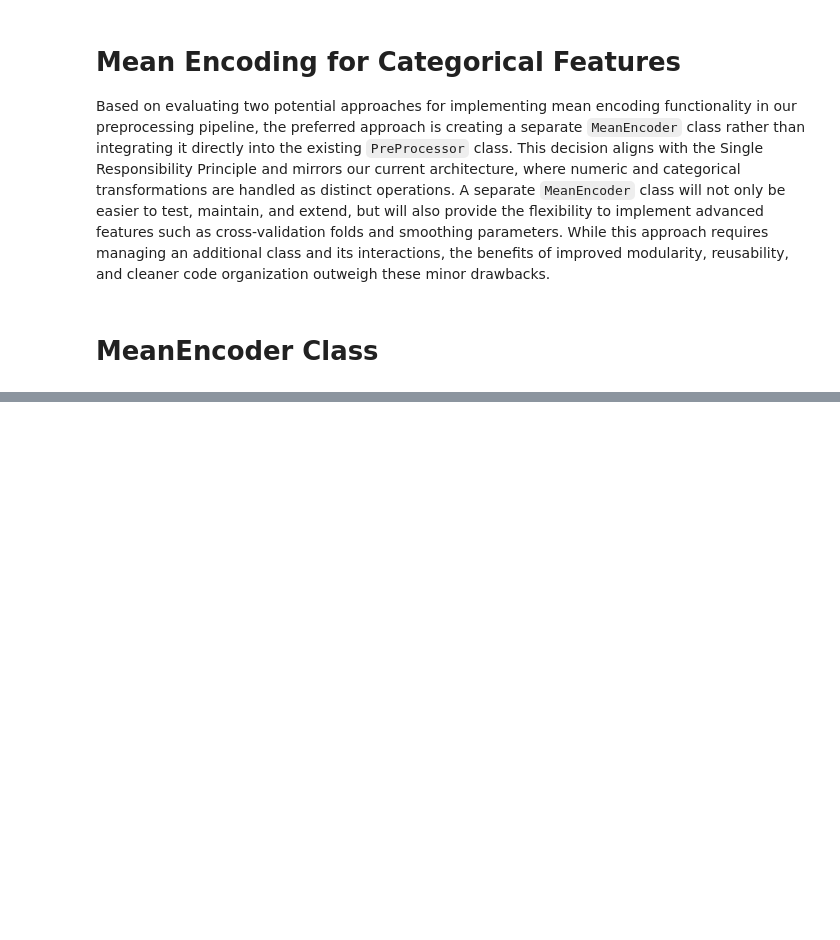
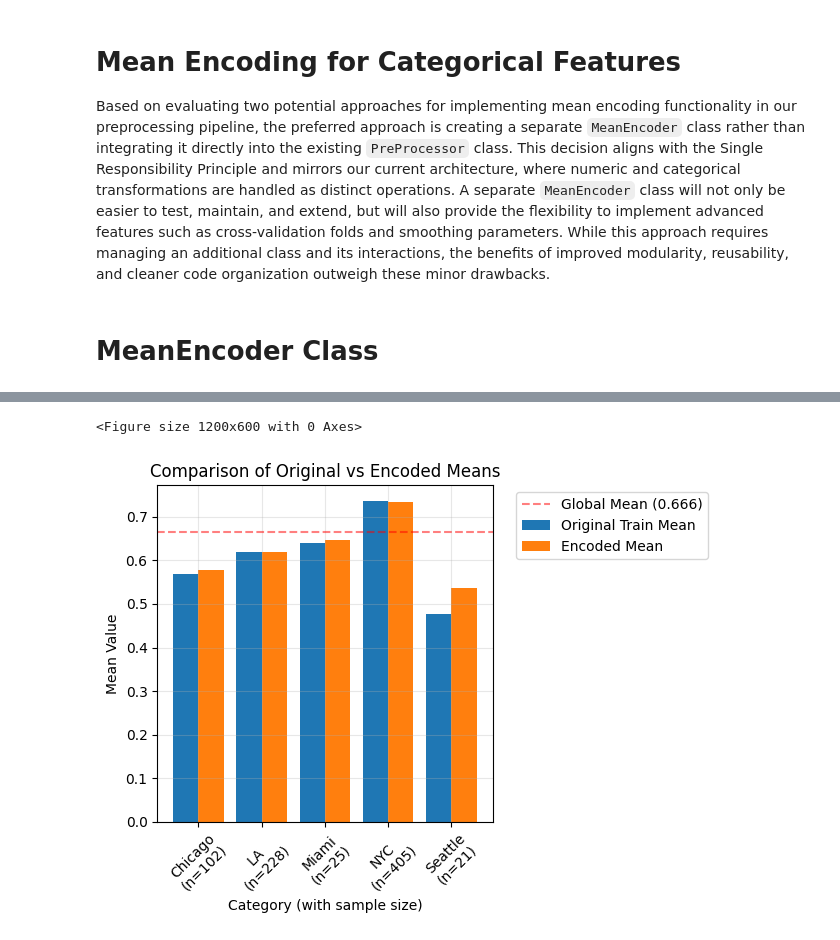
Before and after one commit to MenaWANG/mlflow-demo, a Jupyter notebook: pyfunc_mean_encoding.ipynb, the cells around one changed output, grey strips where cells are left out. Saved outputs shown, nothing was run; the diff lists cells and outputs as text; code cells hidden in the pictures; blank space fills up the shorter version.

```diff
--- a/pyfunc_mean_encoding.ipynb
+++ b/pyfunc_mean_encoding.ipynb
@@ -294,0 +340,39 @@ class PreProcessor(BaseEstimator, TransformerMixin):
+# %%
+import matplotlib.pyplot as plt
+import seaborn as sns
+
+# Calculate means and create comparison DataFrame
+results = pd.DataFrame({
+    # 'Total Category Mean': target.groupby(data['city']).mean(),
+    'Original Train Mean': y_train.groupby(X_train['city']).mean(),
+    'Encoded Mean': X_train_processed.groupby(X_train['city'])['city'].mean()
+})
+
+# Add sample sizes for reference
+category_sizes = X_train['city'].value_counts().sort_index()
+global_mean = y_train.mean()
+
+# Create bar plot
+plt.figure(figsize=(12, 6))
+results.plot(kind='bar', width=0.8)
+
+# Add horizontal line for global mean
+plt.axhline(y=global_mean, color='r', linestyle='--', alpha=0.5,
+            label=f'Global Mean ({global_mean:.3f})')
+
+plt.title('Comparison of Original vs Encoded Means')
+plt.xlabel('Category (with sample size)')
+plt.ylabel('Mean Value')
+plt.legend(bbox_to_anchor=(1.05, 1), loc='upper left')
+plt.grid(True, alpha=0.3)
+
+# Add sample sizes to x-labels
+plt.xticks(range(len(category_sizes)),
+           [f'{cat}\n(n={size})' for cat, size in category_sizes.items()],
+           rotation=45)
+
+plt.tight_layout()
+plt.show()
+# %% [output]
+<Figure size 1200x600 with 0 Axes>
+[figure, added]
```
Also changed, not shown: parts of 11 cells of this notebook, 2 other files.
